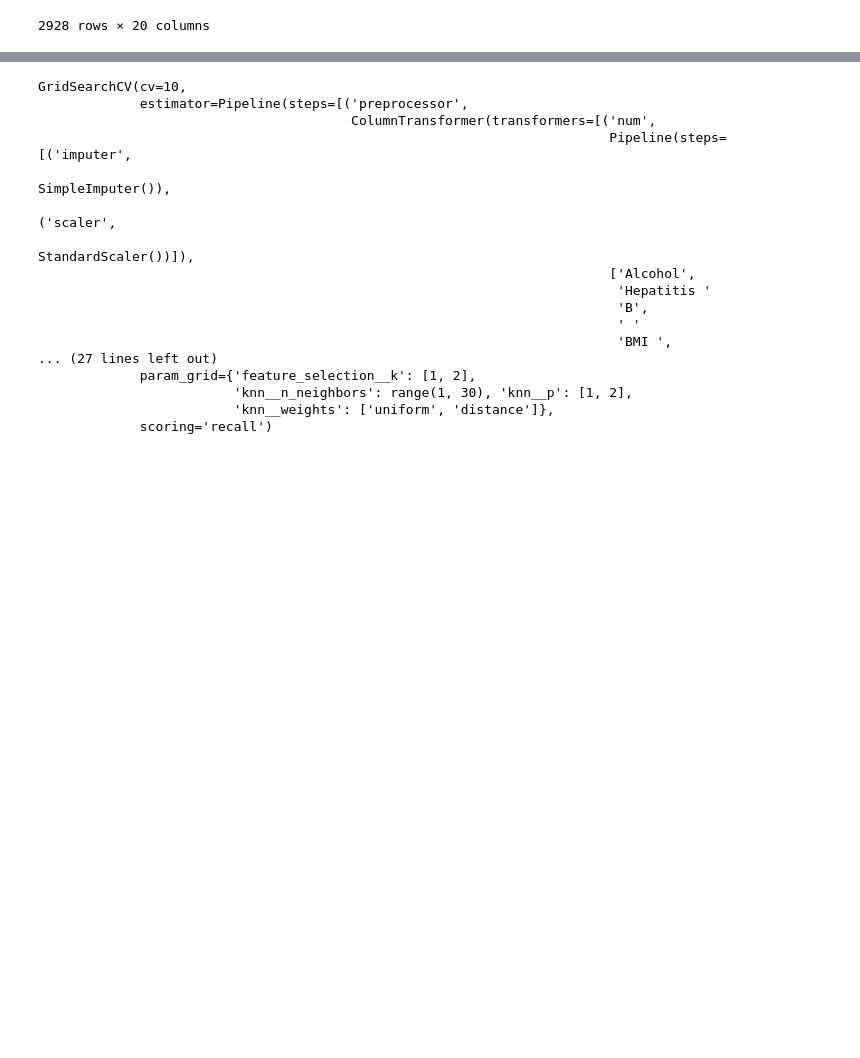
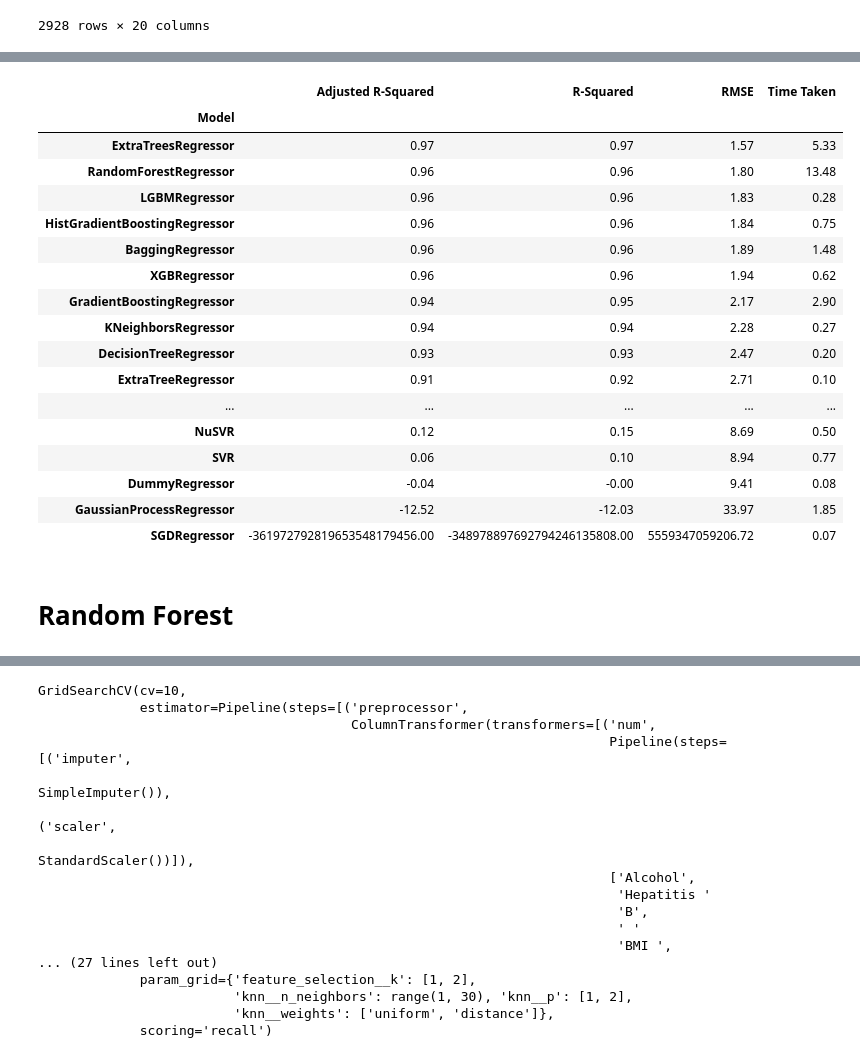
Before and after one commit to ayaramis/Portfolio, a Jupyter notebook: life_expectancy/life_expectancy_prediction.ipynb, the cells around one changed output, grey strips where cells are left out. Drawn from its saved outputs; the diff is of its cells as text; code cells hidden in the pictures; blank space fills up the shorter version.

```diff
--- a/life_expectancy/life_expectancy_prediction.ipynb
+++ b/life_expectancy/life_expectancy_prediction.ipynb
@@ -201,4 +218,4 @@ df.select_dtypes(exclude='object')
 X = df.drop("Life expectancy ", axis = 1)
 y = df['Life expectancy ']
 # %%
-X_train, X_test, y_train, y_test = train_test_split(X, y, test_size=0.3, random_state=42)
+X_train, X_test, y_train, y_test = train_test_split(X, y, test_size=0.2, random_state=1)
@@ -224,0 +222,4 @@ dtype: int64
+# %%
+from lazypredict.Supervised import LazyRegressor
+reg = LazyRegressor(verbose=0,ignore_warnings=False, custom_metric=None )
+models,predictions = reg.fit(X_train, X_test, y_train, y_test)
@@ -224,0 +234,23 @@ dtype: int64
+# %%
+models
+# %% [output]
+|  | Adjusted R-Squared | R-Squared | RMSE | Time Taken |
+| Model |  |  |  |  |
+| ExtraTreesRegressor | 0.97 | 0.97 | 1.57 | 5.33 |
+| RandomForestRegressor | 0.96 | 0.96 | 1.80 | 13.48 |
+| LGBMRegressor | 0.96 | 0.96 | 1.83 | 0.28 |
+| HistGradientBoostingRegressor | 0.96 | 0.96 | 1.84 | 0.75 |
+| BaggingRegressor | 0.96 | 0.96 | 1.89 | 1.48 |
+| XGBRegressor | 0.96 | 0.96 | 1.94 | 0.62 |
+| GradientBoostingRegressor | 0.94 | 0.95 | 2.17 | 2.90 |
+| KNeighborsRegressor | 0.94 | 0.94 | 2.28 | 0.27 |
+| DecisionTreeRegressor | 0.93 | 0.93 | 2.47 | 0.20 |
+| ExtraTreeRegressor | 0.91 | 0.92 | 2.71 | 0.10 |
+| ... | ... | ... | ... | ... |
+| NuSVR | 0.12 | 0.15 | 8.69 | 0.50 |
+| SVR | 0.06 | 0.10 | 8.94 | 0.77 |
+| DummyRegressor | -0.04 | -0.00 | 9.41 | 0.08 |
+| GaussianProcessRegressor | -12.52 | -12.03 | 33.97 | 1.85 |
+| SGDRegressor | -361972792819653548179456.00 | -348978897692794246135808.00 | 5559347059206.72 | 0.07 |
+# %% [markdown]
+# Random Forest
```
Also changed, not shown: parts of 19 cells of this notebook.
